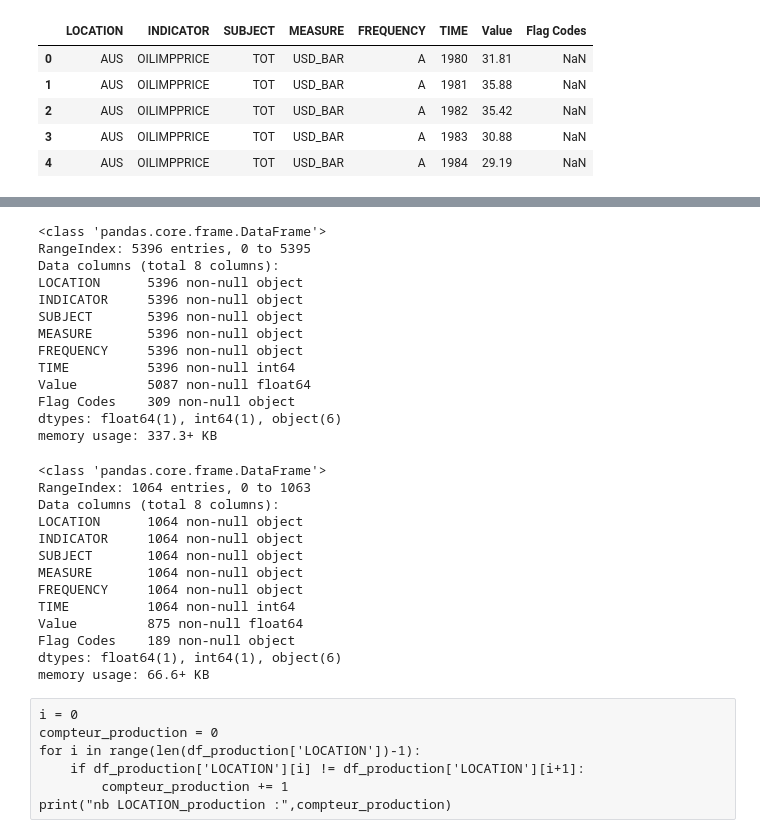
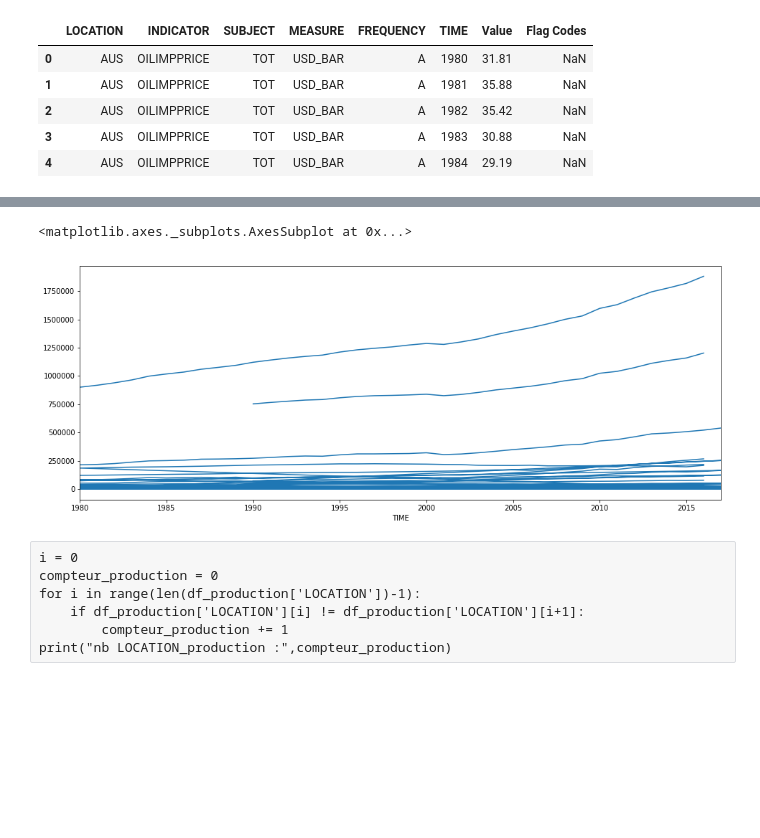
Before and after one commit to morel-hugo/Project-ESTIA, a Jupyter notebook: create_data_csv.ipynb, the cells around one changed output, grey strips where cells are left out. Drawn from its saved outputs; the diff is of its cells as text; code cells hidden in the pictures; blank space fills up the shorter version.

```diff
--- a/create_data_csv.ipynb
+++ b/create_data_csv.ipynb
@@ -7,6 +7,7 @@ import pandas as pd
 df_prix = pd.read_csv('datas/Prix_Petrole_Brut.csv')
 df_production = pd.read_csv('datas/Production_Petrole_Brut.csv')
 df_approvisionnement = pd.read_csv('datas/Approvisionnement_Energie_Primaire.csv')
+df_energie_renouvelable = pd.read_csv('datas/Energies_Renouvelables.csv')
 
 df = pd.DataFrame()
 # %%
@@ -86,37 +96,16 @@ df = df.rename(columns={"Value":"Value_prix"})
+# %%
+df = pd.merge(df, df_energie_renouvelable[['LOCATION', 'Value','TIME']], on=['LOCATION','TIME'],how='left')
+# %%
+df = df.rename(columns={"Value":"Value_renouvelable"})
+# %%
+df = df.set_index('TIME')
+# %%
+df['Value_renouvelable'].plot(figsize=(16,6))
+# %% [output]
+<matplotlib.axes._subplots.AxesSubplot at 0x...>
+[figure, added]
 # %%
 df.to_csv('datas/df_final.csv')
-# %%
-df_production.info()
-# %% [output]
-<class 'pandas.core.frame.DataFrame'>
-RangeIndex: 5396 entries, 0 to 5395
-Data columns (total 8 columns):
-LOCATION      5396 non-null object
-INDICATOR     5396 non-null object
-SUBJECT       5396 non-null object
-MEASURE       5396 non-null object
-FREQUENCY     5396 non-null object
-TIME          5396 non-null int64
-Value         5087 non-null float64
-Flag Codes    309 non-null object
-dtypes: float64(1), int64(1), object(6)
-memory usage: 337.3+ KB
-# %%
-df_prix.info()
-# %% [output]
-<class 'pandas.core.frame.DataFrame'>
-RangeIndex: 1064 entries, 0 to 1063
-Data columns (total 8 columns):
-LOCATION      1064 non-null object
-INDICATOR     1064 non-null object
-SUBJECT       1064 non-null object
-MEASURE       1064 non-null object
-FREQUENCY     1064 non-null object
-TIME          1064 non-null int64
-Value         875 non-null float64
-Flag Codes    189 non-null object
-dtypes: float64(1), int64(1), object(6)
-memory usage: 66.6+ KB
 # %% [raw]
 i = 0
 compteur_production = 0
```
Also changed, not shown: parts of 3 cells of this notebook.
